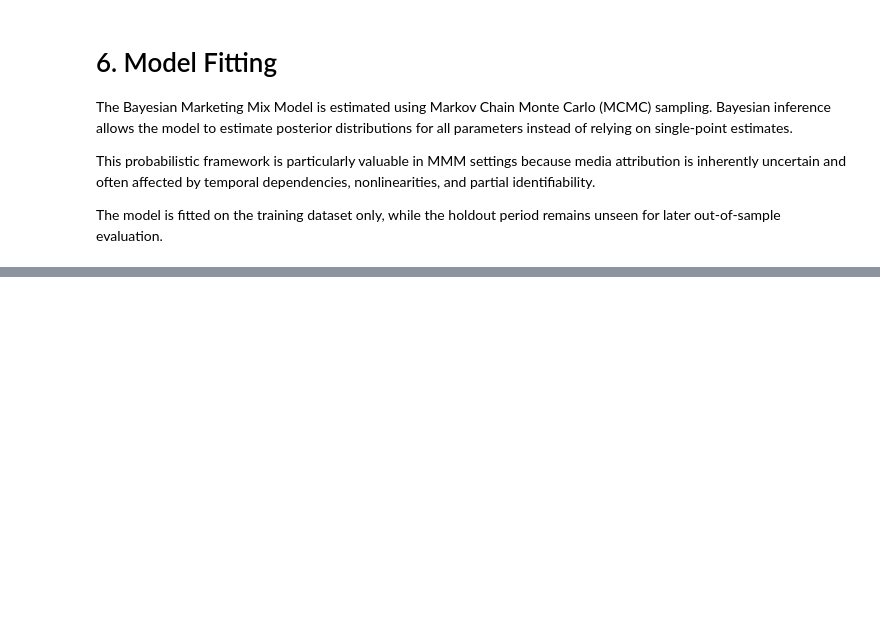
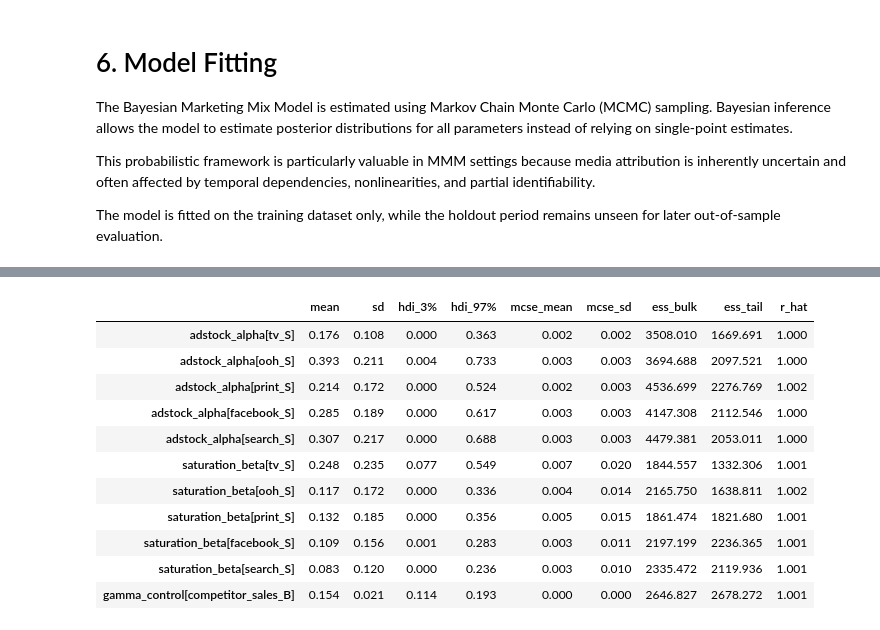
Before and after one commit to ismaelale13/seminar-mmm-pfn, a Jupyter notebook: notebooks/02_bayesian_mmm.ipynb, the cells around one changed output, grey strips where cells are left out. Cells and saved outputs as stored; diff of their text form; code cells hidden in the pictures; blank space fills up the shorter version.

```diff
--- a/notebooks/02_bayesian_mmm.ipynb
+++ b/notebooks/02_bayesian_mmm.ipynb
@@ -439,15 +531,15 @@ mmm = MMM(
 )
 # %%
 # Fit Bayesian MMM
+
 idata = mmm.fit(
     X=X_train,
     y=y_train,
-    chains=2,
-    cores=1,
+    chains=4,
+    cores=2,
     draws=1000,
-    tune=1000,
-    target_accept=0.9,
+    tune=2000,
+    target_accept=0.95,
     random_seed=42,
-    init="adapt_diag"
 )
 # %% [output]
@@ -459,0 +550,25 @@ ValueError: Not enough samples to build a trace.
+# %%
+summary_diag = az.summary(
+    idata,
+    var_names=[
+        "adstock_alpha",
+        "saturation_beta",
+        "gamma_control"
+    ],
+    round_to=3
+)
+
+summary_diag
+# %% [output]
+|  | mean | sd | hdi_3% | hdi_97% | mcse_mean | mcse_sd | ess_bulk | ess_tail | r_hat |
+| adstock_alpha[tv_S] | 0.176 | 0.108 | 0.000 | 0.363 | 0.002 | 0.002 | 3508.010 | 1669.691 | 1.000 |
+| adstock_alpha[ooh_S] | 0.393 | 0.211 | 0.004 | 0.733 | 0.003 | 0.003 | 3694.688 | 2097.521 | 1.000 |
+| adstock_alpha[print_S] | 0.214 | 0.172 | 0.000 | 0.524 | 0.002 | 0.003 | 4536.699 | 2276.769 | 1.002 |
+| adstock_alpha[facebook_S] | 0.285 | 0.189 | 0.000 | 0.617 | 0.003 | 0.003 | 4147.308 | 2112.546 | 1.000 |
+| adstock_alpha[search_S] | 0.307 | 0.217 | 0.000 | 0.688 | 0.003 | 0.003 | 4479.381 | 2053.011 | 1.000 |
+| saturation_beta[tv_S] | 0.248 | 0.235 | 0.077 | 0.549 | 0.007 | 0.020 | 1844.557 | 1332.306 | 1.001 |
+| saturation_beta[ooh_S] | 0.117 | 0.172 | 0.000 | 0.336 | 0.004 | 0.014 | 2165.750 | 1638.811 | 1.002 |
+| saturation_beta[print_S] | 0.132 | 0.185 | 0.000 | 0.356 | 0.005 | 0.015 | 1861.474 | 1821.680 | 1.001 |
+| saturation_beta[facebook_S] | 0.109 | 0.156 | 0.001 | 0.283 | 0.003 | 0.011 | 2197.199 | 2236.365 | 1.001 |
+| saturation_beta[search_S] | 0.083 | 0.120 | 0.000 | 0.236 | 0.003 | 0.010 | 2335.472 | 2119.936 | 1.001 |
+| gamma_control[competitor_sales_B] | 0.154 | 0.021 | 0.114 | 0.193 | 0.000 | 0.000 | 2646.827 | 2678.272 | 1.001 |
```
Also changed, not shown: parts of 12 cells of this notebook.
